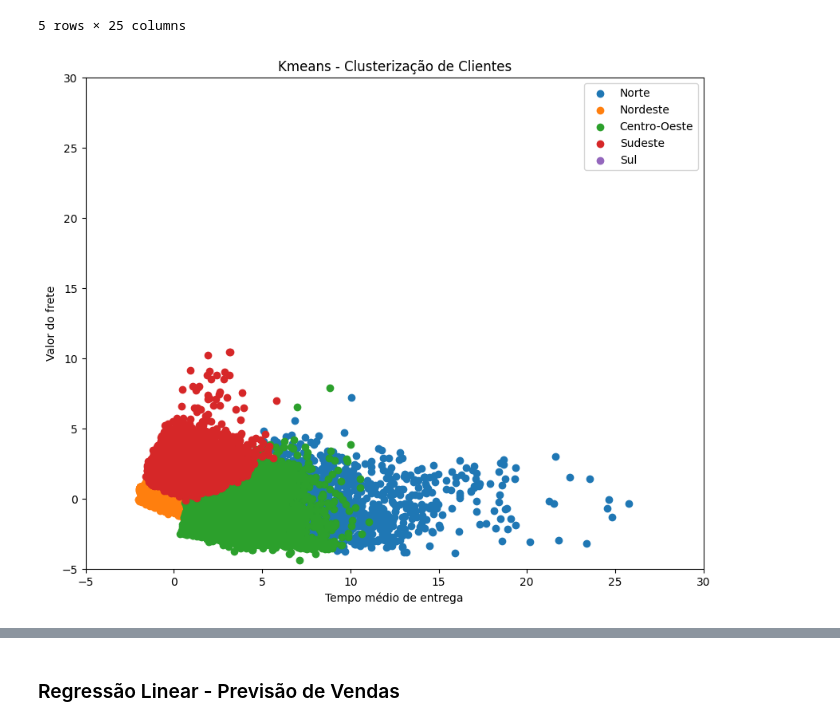
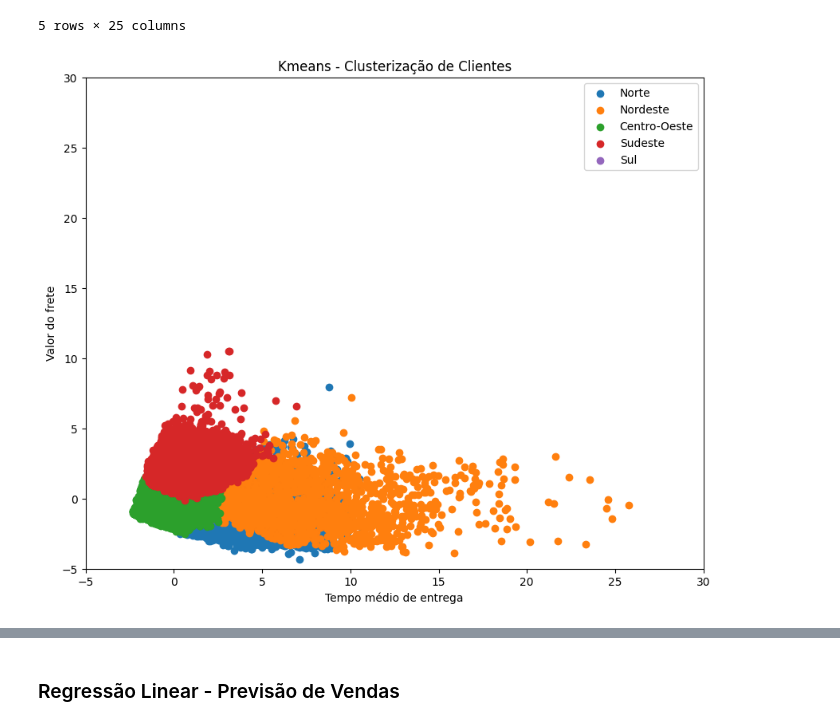
Before and after one commit to felipepitta/PUC_Brazilian_Ecommerce, a Jupyter notebook: Code_Brazilian_Ecommerce.ipynb, the cells around one changed output, grey strips where cells are left out. Drawn from its saved outputs; the diff is of its cells as text; code cells hidden in the pictures.

```diff
--- a/Code_Brazilian_Ecommerce.ipynb
+++ b/Code_Brazilian_Ecommerce.ipynb
@@ -242,11 +242,14 @@ items_trat = items.drop(['order_item_id', 'shipping_limit_date', 'seller_id'], a
 # Join com produtos
 items_trat = items_trat.merge(products_trat, left_on='product_id', right_on='product_id', how='left')
 
+# Remover categorias vazias
+items_trat1 = items_trat.dropna()
+
 # Remover duplicatas
-items_trat = items_trat.drop_duplicates()
+items_trat2 = items_trat1.drop_duplicates()
 
 # Exibir df
-items_trat.head(10)
+items_trat2.head(10)
 # %% [output]
 |  | order_id | product_id | price | freight_value | product_category_name | product_weight_g | ... |
 | 0 | 00010242fe8c5a6d1ba2dd792cb16214 | 4244733e06e7ecb4970a6e2683c13e61 | 58.90 | 13.29 | cool_stuff | 650.0 | ... |
@@ -436,7 +439,7 @@ df_merged.head()
 # %%
 # Fundir os dataframes usando a coluna "customer_id" como chave
 df_merged0 = pd.merge(orders_trat, customers_trat, on='customer_id', how='left')
-df_merged = pd.merge(items_trat, df_merged0, on='order_id', how='left')
+df_merged = pd.merge(items_trat2, df_merged0, on='order_id', how='left')
 
 # Selecionar as colunas relevantes para a clusterização
 features = ['price', 'freight_value', 'product_weight_g', 'product_length_cm',
@@ -454,31 +457,31 @@ X = scaler.fit_transform(df_merged[features])
 # Executar o algoritmo de clusterização
 kmeans = KMeans(n_clusters=5, random_state=100)
 kmeans.fit(X)
 
 # Redução de dimensionalidade usando PCA
 pca = PCA(n_components=2)
 X_pca = pca.fit_transform(X)
 
 # Adicionar os rótulos das clusters ao dataframe
 df_merged['cluster_label'] = kmeans.labels_
 
 # Criar um dicionário para mapear os rótulos das clusters às UF do Brasil
 cluster_labels = {1: 'Norte', 2: 'Nordeste', 3: 'Centro-Oeste', 4: 'Sudeste', 5: 'Sul'}
 
 # Adicionar os rótulos das UF ao dataframe
 df_merged['uf_cliente'] = df_merged['cluster_label'].map(cluster_labels)
 
 # Plotar os clusters com legendas das UF
 plt.figure(figsize=(10, 8))
 plt.xlim(-5, 30)
 plt.ylim(-5, 30)
 for label in cluster_labels:
     cluster_data = X_pca[df_merged['cluster_label'] == label]
     plt.scatter(cluster_data[:, 0], cluster_data[:, 1], label=cluster_labels[label])
 plt.xlabel('Tempo médio de entrega')
 plt.ylabel('Valor do frete')
 plt.title('Kmeans - Clusterização de Clientes')
 plt.legend()
 plt.show()
 # %% [output]
-[figure, old version]
+[figure, new version]
```
Also changed, not shown: parts of 10 cells of this notebook, 5 other files.
